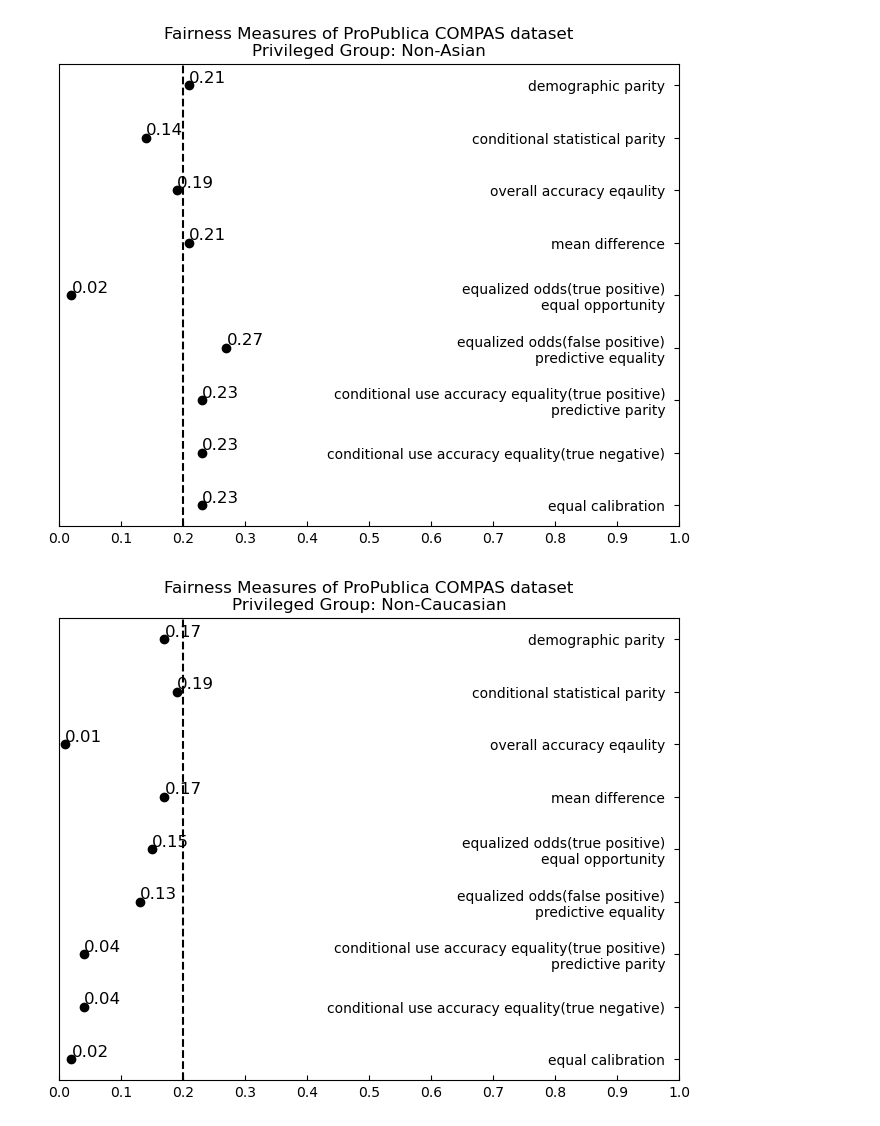
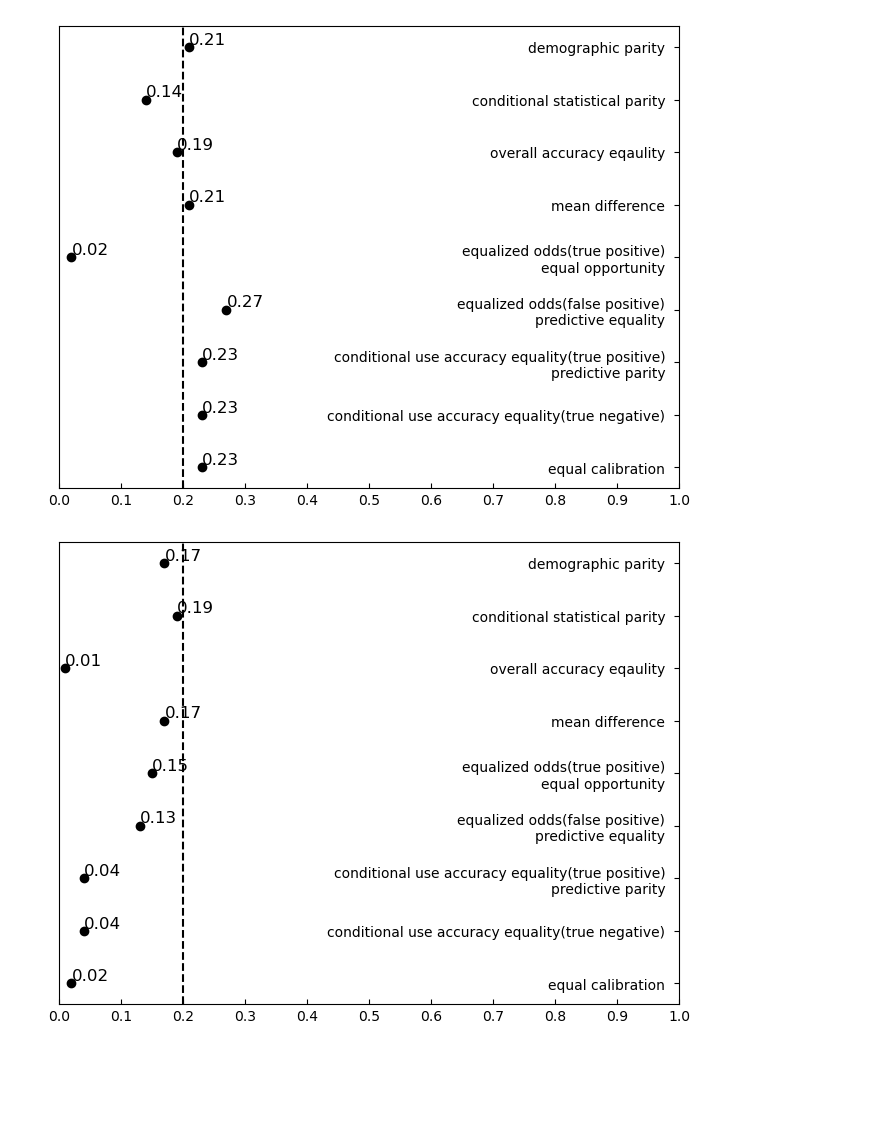
Before and after one commit to RexYuan/Shu, a Jupyter notebook: paper/images/plot.ipynb, the cells around one changed output. Drawn from its saved outputs; the diff is of its cells as text; code cells hidden in the pictures; blank space fills up the shorter version.

```diff
--- a/paper/images/plot.ipynb
+++ b/paper/images/plot.ipynb
@@ -59,36 +59,36 @@ data = [(0.21, 'demographic parity'),
 data.reverse()
 
 x = [point[0] for point in data]
 y = [point[1] for point in data]
 
 plt.figure(figsize=(8, 6))
 plt.scatter(x, y, color='black')
 
 plt.axvline(x=0.2, color='black', linestyle='--')
 
 plt.xlim(0, 1.0)
 plt.xticks([i*0.1 for i in range(11)])
 
 ax = plt.gca()
 ax.yaxis.tick_right()
 ax.yaxis.set_tick_params(pad=-10)
 for label in ax.get_yticklabels():
     label.set_ha('right')
 ax.tick_params(axis='both', direction='in')
 
 for i, txt in enumerate(x):
     if txt < 0.0001:
         precision = -math.floor(math.log10(abs(txt)))
         txt = f'{txt:.{precision}f}'
     else:
         txt = str(txt)
     plt.text(x[i], y[i], txt, color='black', fontsize=12, ha='left', va='bottom')
 
-plt.title('Fairness Measures of ProPublica COMPAS dataset\nPrivileged Group: Non-Asian', loc='center')
+# plt.title('Fairness Measures of ProPublica COMPAS dataset\nPrivileged Group: Non-Asian', loc='center')
 
-plt.savefig("Non-Asian.png", bbox_inches='tight')
+plt.savefig("Non-Asian.pdf", bbox_inches='tight')
 # %% [output]
-[figure, old version]
+[figure, new version]
 # %%
 data = [(0.17, 'demographic parity'),
         (0.19, 'conditional statistical parity'),
@@ -128,11 +128,11 @@ for i, txt in enumerate(x):
         txt = str(txt)
     plt.text(x[i], y[i], txt, color='black', fontsize=12, ha='left', va='bottom')
 
-plt.title('Fairness Measures of ProPublica COMPAS dataset\nPrivileged Group: Non-Caucasian', loc='center')
+# plt.title('Fairness Measures of ProPublica COMPAS dataset\nPrivileged Group: Non-Caucasian', loc='center')
 
-plt.savefig("Non-Caucasian.png", bbox_inches='tight')
+plt.savefig("Non-Caucasian.pdf", bbox_inches='tight')
 # %% [output]
-[figure, old version]
+[figure, new version]
 # %%
 data = [(0.18, 'demographic parity'),
         (0.17, 'conditional statistical parity'),
```
Also changed, not shown: parts of 3 cells of this notebook, 12 other files.
